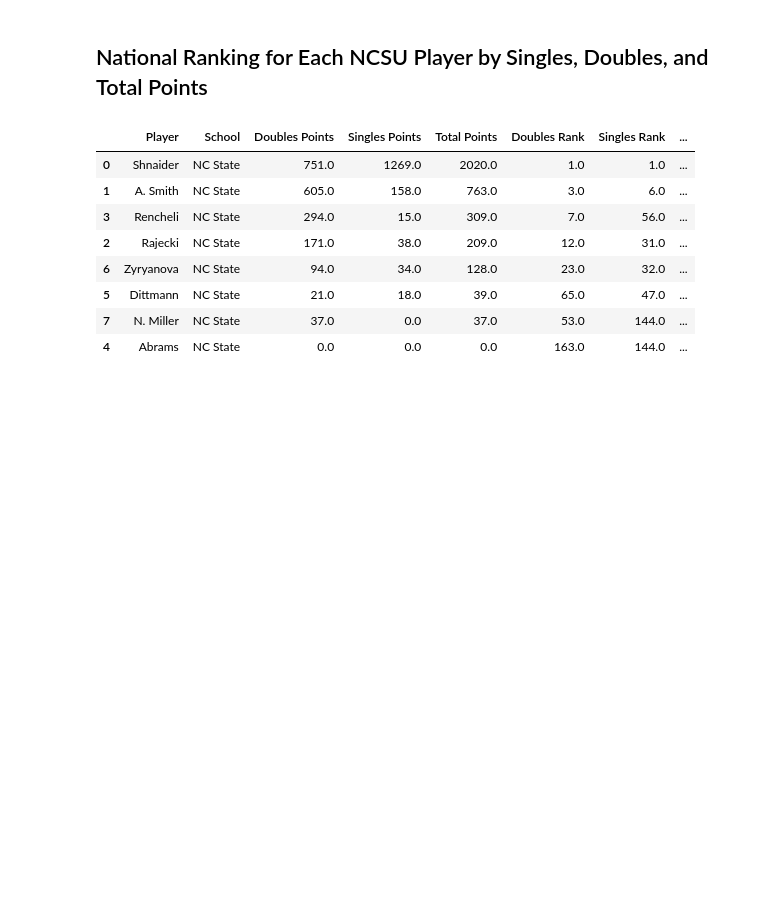
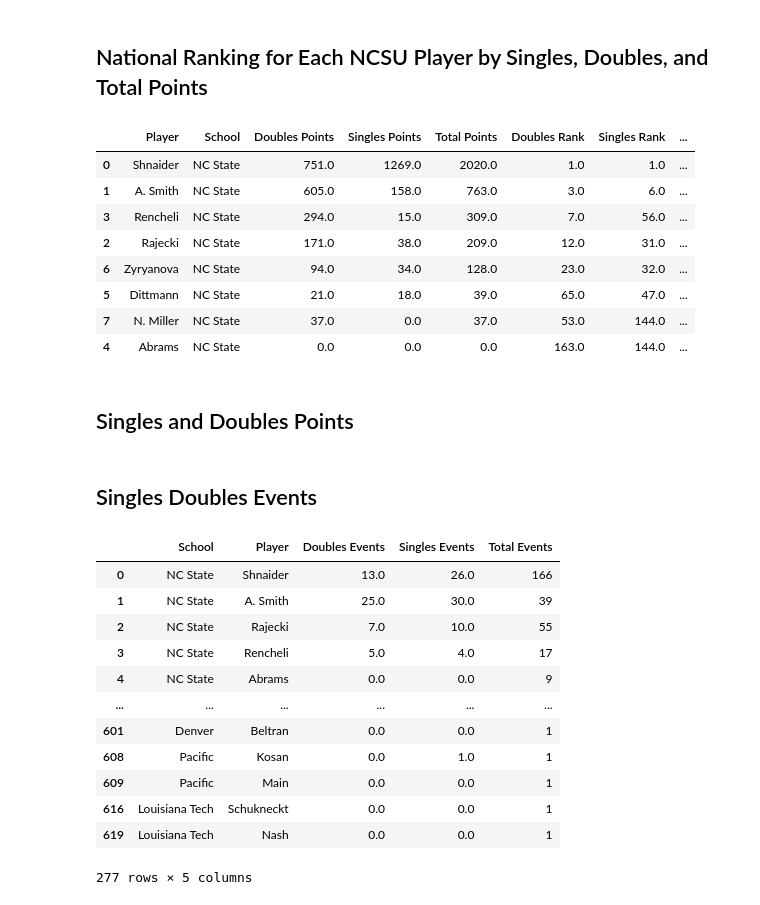
Before and after one commit to SterlingHayden/NCState-Tennis-Stats-Visualization, a Jupyter notebook: Goal7.ipynb, the cells around one changed output. Drawn from its saved outputs; the diff is of its cells as text; code cells hidden in the pictures; blank space fills up the shorter version.

Commit message:
Code for data

```diff
--- a/Goal7.ipynb
+++ b/Goal7.ipynb
@@ -239,0 +361,2 @@ nc_state_players_ranked
+# %% [markdown]
+## Singles and Doubles Points
@@ -239,0 +399,54 @@ nc_state_players_ranked
+# %% [markdown]
+## Singles Doubles Events
+# %%
+import pandas as pd
+
+# Assuming 'df_excel' is your original DataFrame
+
+# Define the columns for players, doubles events, singles events, and total events
+columns_doubles_events = ['D Events', 'D Events.1', 'D Events.2', 'D Events.3', 'D Events.4', 'D Events.5', 'D Events.6', 'D Events.7']
+columns_singles_events = ['S Events', 'S Events.1', 'S Events.2', 'S Events.3', 'S Events.4', 'S Events.5', 'S Events.6', 'S Events.7']
+columns_total_events = ['Total Events', 'Total Events.1', 'Total Events.2', 'Total Events.3', 'Total Events.4', 'Total Events.5', 'Total Events.6', 'Total Events.7']
+columns_players = ['Player 1', 'Player 2', 'Player 3', 'Player 4', 'Player 5', 'Player 6', 'Player 7', 'Player 8']
+
+# Flatten the data: extracting player names, doubles events, singles events, and total events
+doubles_events_values = df_excel[columns_doubles_events].values.flatten()  # Doubles Events
+singles_events_values = df_excel[columns_singles_events].values.flatten()  # Singles Events
+total_events_values = df_excel[columns_total_events].values.flatten()  # Total Events
+all_players = df_excel[columns_players].values.flatten()  # Player Names
+all_schools = df_excel['Thru 5/26/2024'].repeat(len(columns_doubles_events)).values  # Schools
+
+# Create a DataFrame with the required columns
+required_columns_df = pd.DataFrame({
+    'School': all_schools,         # Schools (one per player)
+    'Player': all_players,         # Player names
+    'Doubles Events': doubles_events_values,  # Corresponding doubles events
+    'Singles Events': singles_events_values,  # Corresponding singles events
+    'Total Events': total_events_values   # Total Events by player
+})
+
+# Drop rows where 'Player', 'Doubles Events', 'Singles Events', or 'Total Events' are null or 0
+required_columns_df = required_columns_df.dropna(subset=['Player', 'Doubles Events', 'Singles Events', 'Total Events'])
+required_columns_df = required_columns_df[required_columns_df['Total Events'] > 0]
+
+# Display the result
+required_columns_df
+
+# Optionally, save to CSV for Tableau
+required_columns_df.to_csv('Data/Data_for_Tableau/singlesDoublesEvents.csv', index=False)
+# %%
+required_columns_df
+# %% [output]
+|  | School | Player | Doubles Events | Singles Events | Total Events |
+| 0 | NC State | Shnaider | 13.0 | 26.0 | 166 |
+| 1 | NC State | A. Smith | 25.0 | 30.0 | 39 |
+| 2 | NC State | Rajecki | 7.0 | 10.0 | 55 |
+| 3 | NC State | Rencheli | 5.0 | 4.0 | 17 |
+| 4 | NC State | Abrams | 0.0 | 0.0 | 9 |
+| ... | ... | ... | ... | ... | ... |
+| 601 | Denver | Beltran | 0.0 | 0.0 | 1 |
+| 608 | Pacific | Kosan | 0.0 | 1.0 | 1 |
+| 609 | Pacific | Main | 0.0 | 0.0 | 1 |
+| 616 | Louisiana Tech | Schukneckt | 0.0 | 0.0 | 1 |
+| 619 | Louisiana Tech | Nash | 0.0 | 0.0 | 1 |
+277 rows × 5 columns
```
Also changed, not shown: parts of 18 cells of this notebook.
